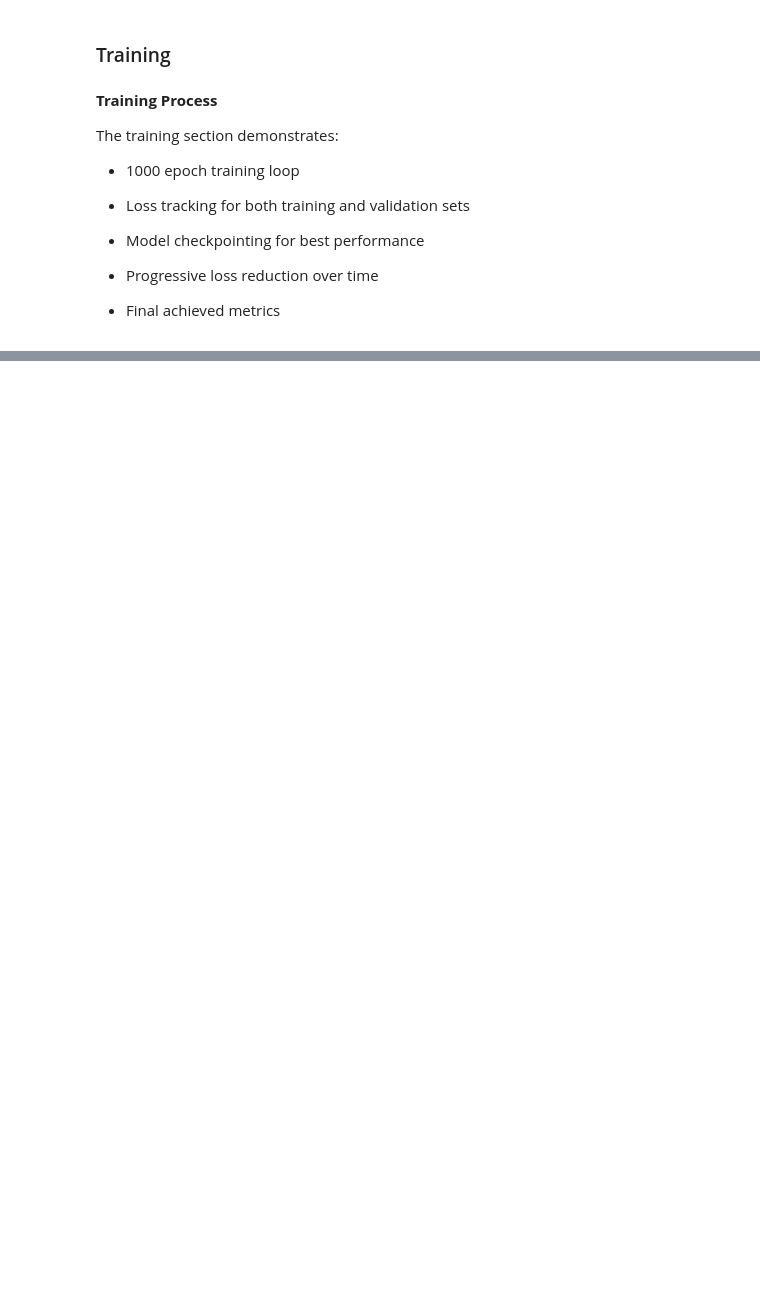
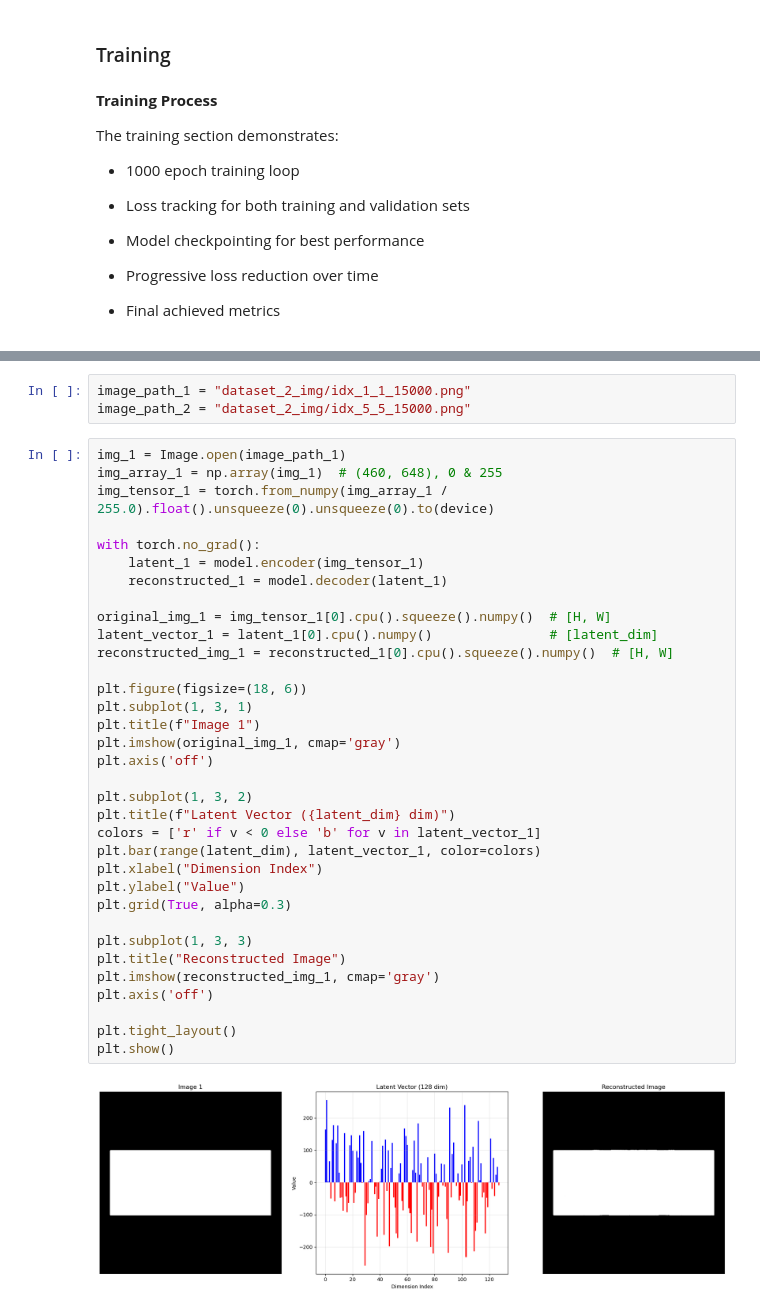
Before and after one commit to DanilaMos/Flow-Domain-Interpolation, a Jupyter notebook: CAE/CAE.ipynb, the cells around one changed output, grey strips where cells are left out. Cells and saved outputs as stored; diff of their text form; blank space fills up the shorter version.

```diff
--- a/CAE/CAE.ipynb
+++ b/CAE/CAE.ipynb
@@ -505,0 +708,39 @@ latent_vectors = np.array([1, 5, 0],
+# %%
+image_path_1 = "dataset_2_img/idx_1_1_15000.png"
+image_path_2 = "dataset_2_img/idx_5_5_15000.png"
+# %%
+img_1 = Image.open(image_path_1)
+img_array_1 = np.array(img_1)  # (460, 648), 0 & 255
+img_tensor_1 = torch.from_numpy(img_array_1 / 255.0).float().unsqueeze(0).unsqueeze(0).to(device)
+
+with torch.no_grad():
+    latent_1 = model.encoder(img_tensor_1)
+    reconstructed_1 = model.decoder(latent_1)
+
+original_img_1 = img_tensor_1[0].cpu().squeeze().numpy()  # [H, W]
+latent_vector_1 = latent_1[0].cpu().numpy()               # [latent_dim]
+reconstructed_img_1 = reconstructed_1[0].cpu().squeeze().numpy()  # [H, W]
+
+plt.figure(figsize=(18, 6))
+plt.subplot(1, 3, 1)
+plt.title(f"Image 1")
+plt.imshow(original_img_1, cmap='gray')
+plt.axis('off')
+
+plt.subplot(1, 3, 2)
+plt.title(f"Latent Vector ({latent_dim} dim)")
+colors = ['r' if v < 0 else 'b' for v in latent_vector_1]
+plt.bar(range(latent_dim), latent_vector_1, color=colors)
+plt.xlabel("Dimension Index")
+plt.ylabel("Value")
+plt.grid(True, alpha=0.3)
+
+plt.subplot(1, 3, 3)
+plt.title("Reconstructed Image")
+plt.imshow(reconstructed_img_1, cmap='gray')
+plt.axis('off')
+
+plt.tight_layout()
+plt.show()
+# %% [output]
+[figure, added]
```
Also changed, not shown: parts of 37 cells of this notebook.
